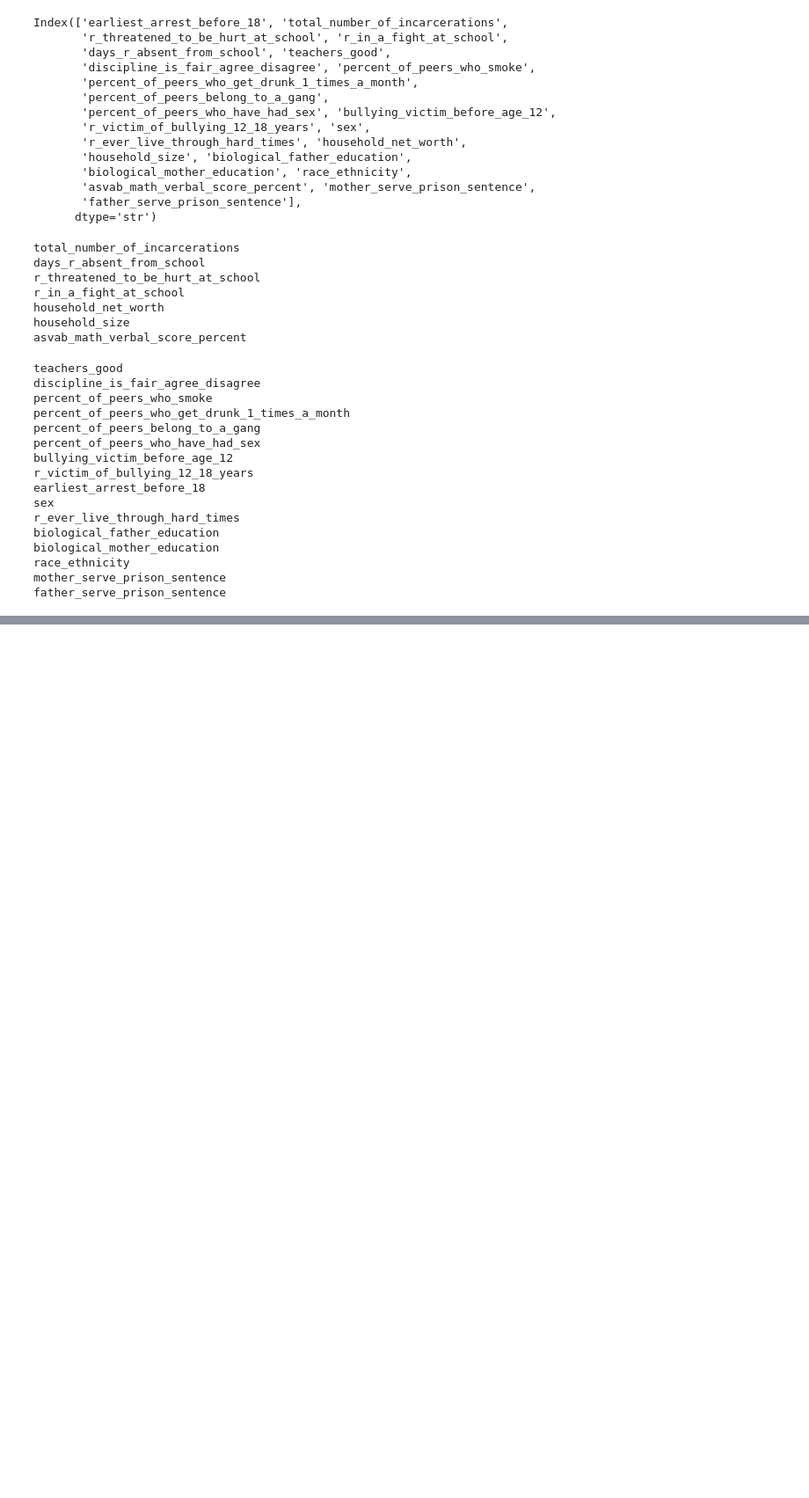
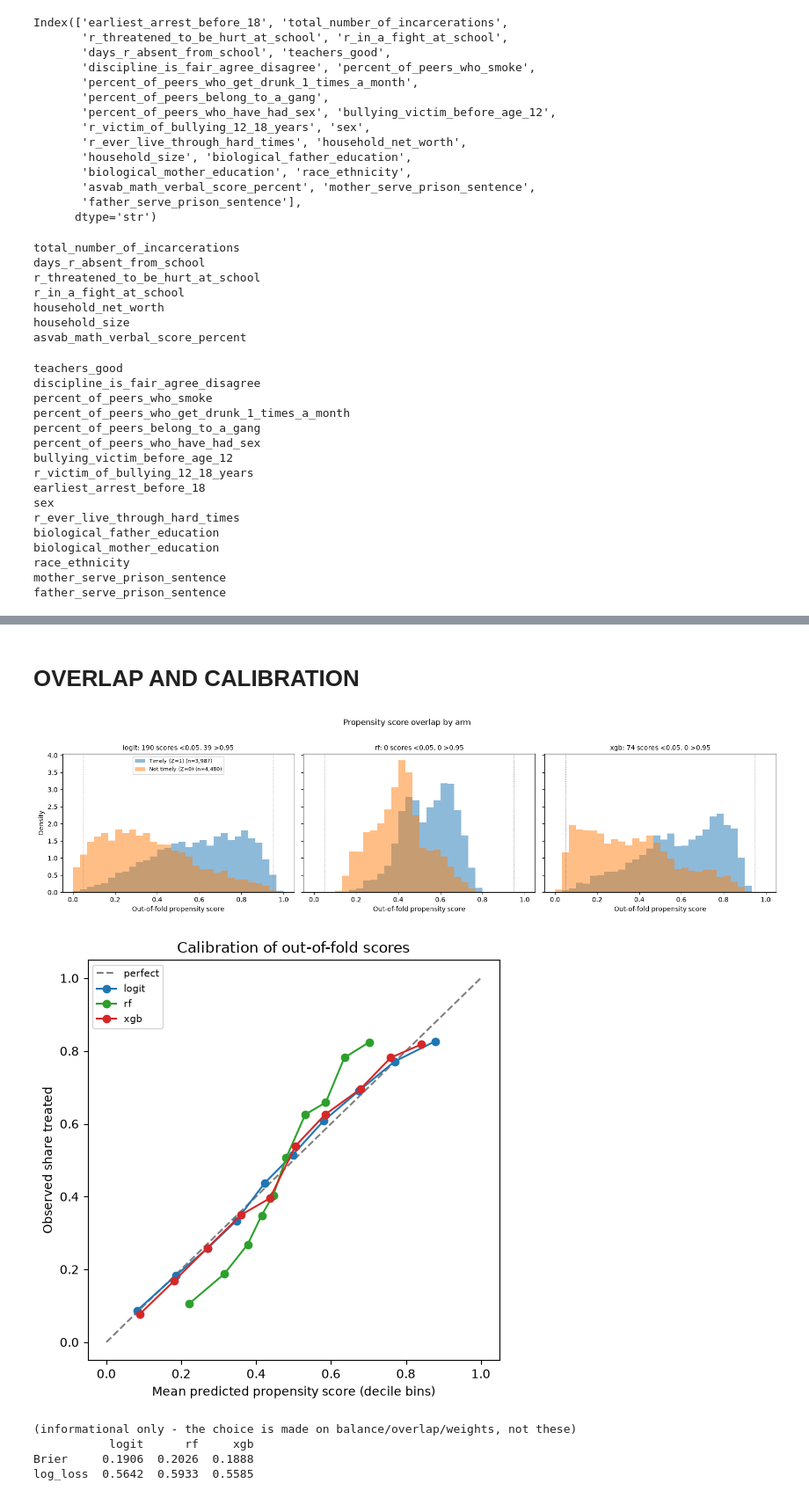
Before and after one commit to EatPotatoes/capstone_victimization, a Jupyter notebook: Causal Inference/propensity_estimation.ipynb, the cells around one changed output, grey strips where cells are left out. Shown at 88% size. Cells and saved outputs as stored; diff of their text form; code cells hidden in the pictures; blank space fills up the shorter version.

```diff
--- a/Causal Inference/propensity_estimation.ipynb
+++ b/Causal Inference/propensity_estimation.ipynb
@@ -285,0 +463,44 @@ coef_summary
+# %% [markdown]
+# OVERLAP AND CALIBRATION
+# %%
+fig, axes = plt.subplots(1, 3, figsize=(16, 4.2), sharey=True)
+for ax, m in zip(axes, MODELS):
+    e = scores[m]
+    for arm, name, color in [(1, "Timely (Z=1)", "tab:blue"), (0, "Not timely (Z=0)", "tab:orange")]:
+        ax.hist(e[z_a.values == arm], bins=30, range=(0, 1), density=True, alpha=0.5,
+                color=color, label=f"{name} (n={int((z_a.values == arm).sum()):,})")
+    for v in (0.05, 0.95):
+        ax.axvline(v, color="gray", linestyle=":", linewidth=1)
+    r = results[m]["summary"]
+    ax.set_title(f"{m}: {r['n_score<0.05']} scores <0.05, {r['n_score>0.95']} >0.95", fontsize=10)
+    ax.set_xlabel("Out-of-fold propensity score")
+axes[0].set_ylabel("Density")
+axes[0].legend(fontsize=8)
+plt.suptitle("Propensity score overlap by arm", y=1.02)
+plt.tight_layout()
+plt.show()
+
+# Calibration: do scores near 0.3 correspond to ~30% actually treated?
+fig, ax = plt.subplots(figsize=(5.5, 5.5))
+ax.plot([0, 1], [0, 1], color="gray", linestyle="--", label="perfect")
+for m in MODELS:
+    frac_pos, mean_pred = calibration_curve(z_a.values, scores[m], n_bins=10, strategy="quantile")
+    ax.plot(mean_pred, frac_pos, marker="o", color=styles[m][0], label=m)
+ax.set_xlabel("Mean predicted propensity score (decile bins)")
+ax.set_ylabel("Observed share treated")
+ax.set_title("Calibration of out-of-fold scores")
+ax.legend(fontsize=8)
+plt.tight_layout()
+plt.show()
+
+cal = pd.DataFrame({m: {"Brier": brier_score_loss(z_a, scores[m]),
+                        "log_loss": log_loss(z_a, scores[m])} for m in MODELS})
+print("(informational only - the choice is made on balance/overlap/weights, not these)")
+print(cal.round(4).to_string())
+# %% [output]
+[figure, added]
+[figure, added]
+(informational only - the choice is made on balance/overlap/weights, not these)
+           logit      rf     xgb
+Brier     0.1906  0.2026  0.1888
+log_loss  0.5642  0.5933  0.5585
```
Also changed, not shown: parts of 22 cells of this notebook, 3 other files.
